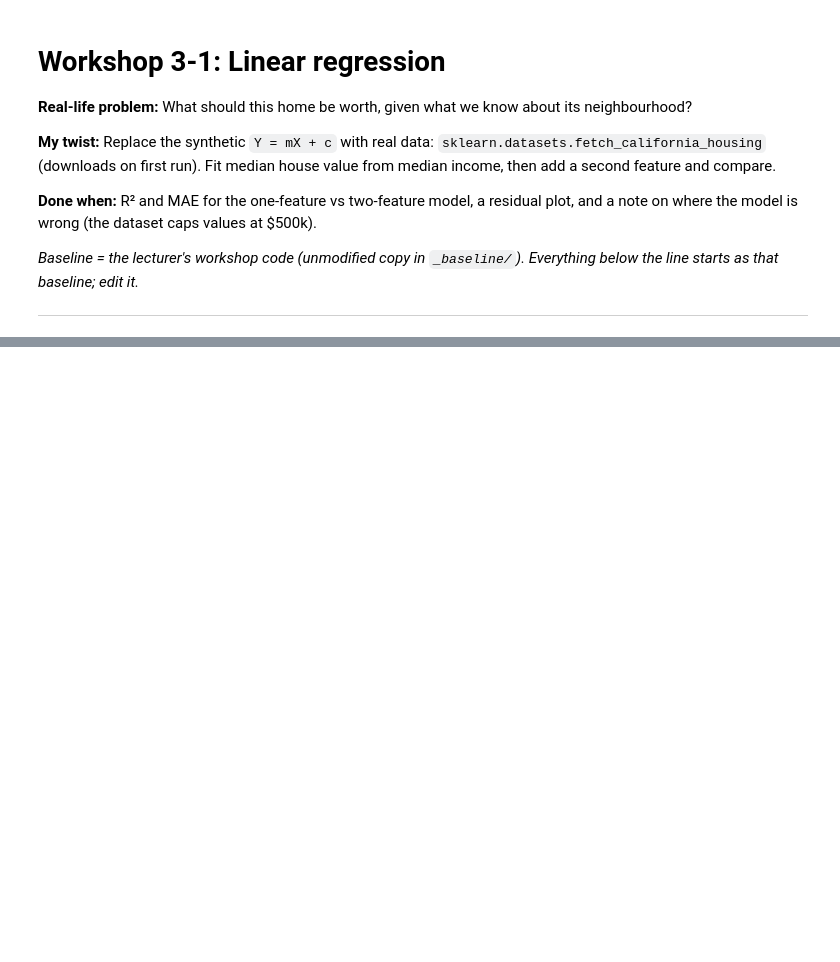
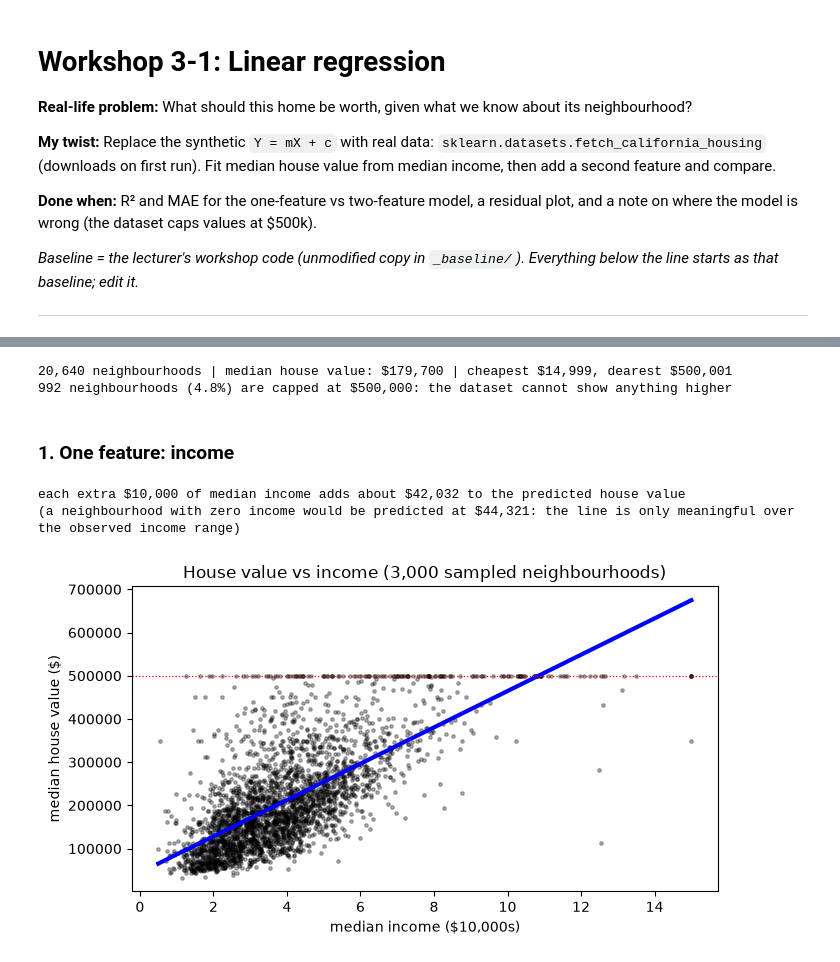
Before and after one commit to helena-byte999/ai-studio-workshops, a Jupyter notebook: 03-1-linear-regression/03-1-linear-regression.ipynb, the cells around one changed output, grey strips where cells are left out. Cells and saved outputs as stored; diff of their text form; code cells hidden in the pictures; blank space fills up the shorter version.

```diff
--- a/03-1-linear-regression/03-1-linear-regression.ipynb
+++ b/03-1-linear-regression/03-1-linear-regression.ipynb
@@ -48,0 +82,44 @@ print('R2 score: %.2f' % r2_score(y, y_pred))
+# %%
+import numpy as np
+import pandas as pd
+import matplotlib.pyplot as plt
+from sklearn.datasets import fetch_california_housing
+from sklearn.linear_model import LinearRegression
+from sklearn.model_selection import train_test_split, cross_val_score, KFold
+from sklearn.metrics import r2_score, mean_absolute_error
+
+housing = fetch_california_housing(as_frame=True)          # downloads once, then cached on your computer
+df = housing.frame
+features = list(housing.feature_names)
+X, y = df[features], df['MedHouseVal'] * 100_000           # target in dollars
+
+CAP = 500_000
+print(f'{len(df):,} neighbourhoods | median house value: ${y.median():,.0f} | cheapest ${y.min():,.0f}, dearest ${y.max():,.0f}')
+print(f'{(y >= CAP).sum()} neighbourhoods ({(y >= CAP).mean() * 100:.1f}%) are capped at ${CAP:,}: the dataset cannot show anything higher')
+
+# hold 20% back; every score below is on neighbourhoods the model never saw
+X_train, X_test, y_train, y_test = train_test_split(X, y, test_size=0.2, random_state=0)
+capped_test = (y_test >= CAP).to_numpy()
+# %% [output]
+20,640 neighbourhoods | median house value: $179,700 | cheapest $14,999, dearest $500,001
+992 neighbourhoods (4.8%) are capped at $500,000: the dataset cannot show anything higher
+# %% [markdown]
+### 1. One feature: income
+# %%
+one = LinearRegression().fit(X_train[['MedInc']], y_train)
+print(f'each extra $10,000 of median income adds about ${one.coef_[0]:,.0f} to the predicted house value')
+print(f'(a neighbourhood with zero income would be predicted at ${one.intercept_:,.0f}: the line is only meaningful over the observed income range)')
+
+sample = X_train.sample(3000, random_state=0)
+plt.figure(figsize=(7, 4))
+plt.scatter(sample['MedInc'], y_train[sample.index], s=6, alpha=0.3, color='black')
+xs = np.linspace(0.5, 15, 50)
+plt.plot(xs, one.intercept_ + one.coef_[0] * xs, color='blue', linewidth=3)
+plt.axhline(CAP, color='r', ls=':', lw=0.9)
+plt.xlabel('median income ($10,000s)'); plt.ylabel('median house value ($)')
+plt.title('House value vs income (3,000 sampled neighbourhoods)')
+plt.tight_layout(); plt.show()
+# %% [output]
+each extra $10,000 of median income adds about $42,032 to the predicted house value
+(a neighbourhood with zero income would be predicted at $44,321: the line is only meaningful over the observed income range)
+[figure, added]
```
Also changed, not shown: parts of 14 cells of this notebook, 7 other files.
